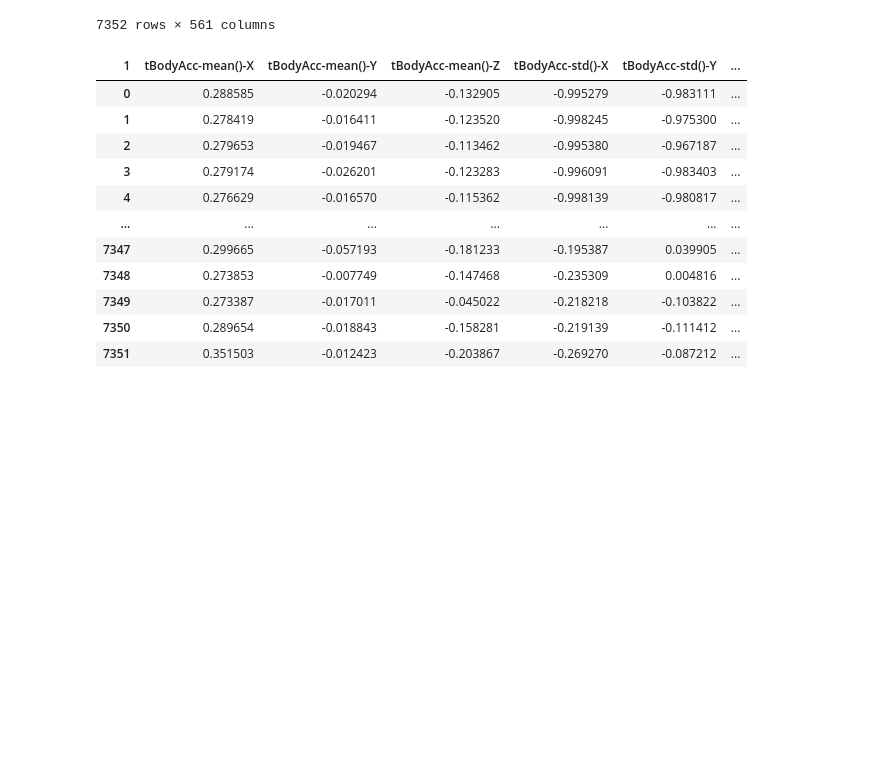
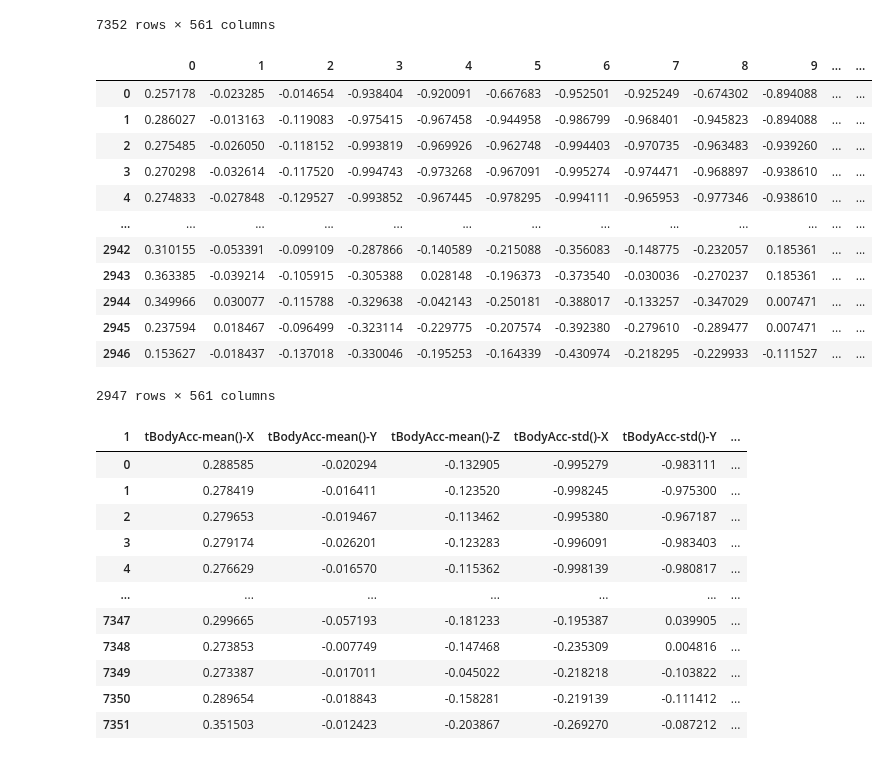
Before and after one commit to victortintel/ex1_modulo17_arvores2, a Jupyter notebook: ex1_victor_tintel_mod_17.ipynb, the cells around one changed output. Saved outputs shown, nothing was run; the diff lists cells and outputs as text; code cells hidden in the pictures; blank space fills up the shorter version.

```diff
--- a/ex1_victor_tintel_mod_17.ipynb
+++ b/ex1_victor_tintel_mod_17.ipynb
@@ -118,6 +111,23 @@ X_train
 | 7350 | 0.289654 | -0.018843 | -0.158281 | -0.219139 | -0.111412 | 0.268893 | -0.310487 | -0.068200 | 0.319473 | 0.101702 | ... | ... |
 | 7351 | 0.351503 | -0.012423 | -0.203867 | -0.269270 | -0.087212 | 0.177404 | -0.377404 | -0.038678 | 0.229430 | 0.269013 | ... | ... |
 7352 rows × 561 columns
+# %%
+X_test = pd.read_csv('./UCI HAR Dataset/test/X_test.txt', header=None, delim_whitespace=True)
+X_test
+# %% [output]
+|  | 0 | 1 | 2 | 3 | 4 | 5 | 6 | 7 | 8 | 9 | ... | ... |
+| 0 | 0.257178 | -0.023285 | -0.014654 | -0.938404 | -0.920091 | -0.667683 | -0.952501 | -0.925249 | -0.674302 | -0.894088 | ... | ... |
+| 1 | 0.286027 | -0.013163 | -0.119083 | -0.975415 | -0.967458 | -0.944958 | -0.986799 | -0.968401 | -0.945823 | -0.894088 | ... | ... |
+| 2 | 0.275485 | -0.026050 | -0.118152 | -0.993819 | -0.969926 | -0.962748 | -0.994403 | -0.970735 | -0.963483 | -0.939260 | ... | ... |
+| 3 | 0.270298 | -0.032614 | -0.117520 | -0.994743 | -0.973268 | -0.967091 | -0.995274 | -0.974471 | -0.968897 | -0.938610 | ... | ... |
+| 4 | 0.274833 | -0.027848 | -0.129527 | -0.993852 | -0.967445 | -0.978295 | -0.994111 | -0.965953 | -0.977346 | -0.938610 | ... | ... |
+| ... | ... | ... | ... | ... | ... | ... | ... | ... | ... | ... | ... | ... |
+| 2942 | 0.310155 | -0.053391 | -0.099109 | -0.287866 | -0.140589 | -0.215088 | -0.356083 | -0.148775 | -0.232057 | 0.185361 | ... | ... |
+| 2943 | 0.363385 | -0.039214 | -0.105915 | -0.305388 | 0.028148 | -0.196373 | -0.373540 | -0.030036 | -0.270237 | 0.185361 | ... | ... |
+| 2944 | 0.349966 | 0.030077 | -0.115788 | -0.329638 | -0.042143 | -0.250181 | -0.388017 | -0.133257 | -0.347029 | 0.007471 | ... | ... |
+| 2945 | 0.237594 | 0.018467 | -0.096499 | -0.323114 | -0.229775 | -0.207574 | -0.392380 | -0.279610 | -0.289477 | 0.007471 | ... | ... |
+| 2946 | 0.153627 | -0.018437 | -0.137018 | -0.330046 | -0.195253 | -0.164339 | -0.430974 | -0.218295 | -0.229933 | -0.111527 | ... | ... |
+2947 rows × 561 columns
 # %%
 # 4.A: Faça com que as colunas deste dataframe tenham os nomes indicados em features.txt
 
```
Also changed, not shown: parts of 22 cells of this notebook.
